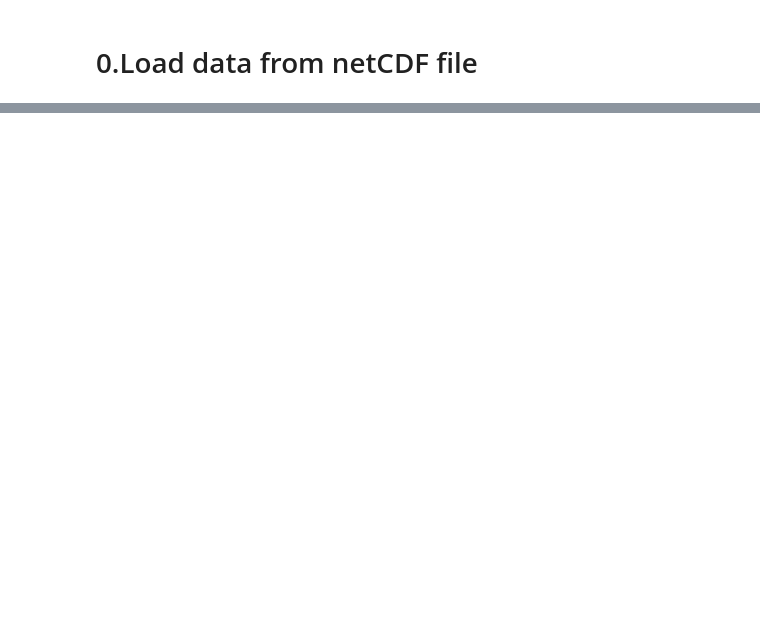
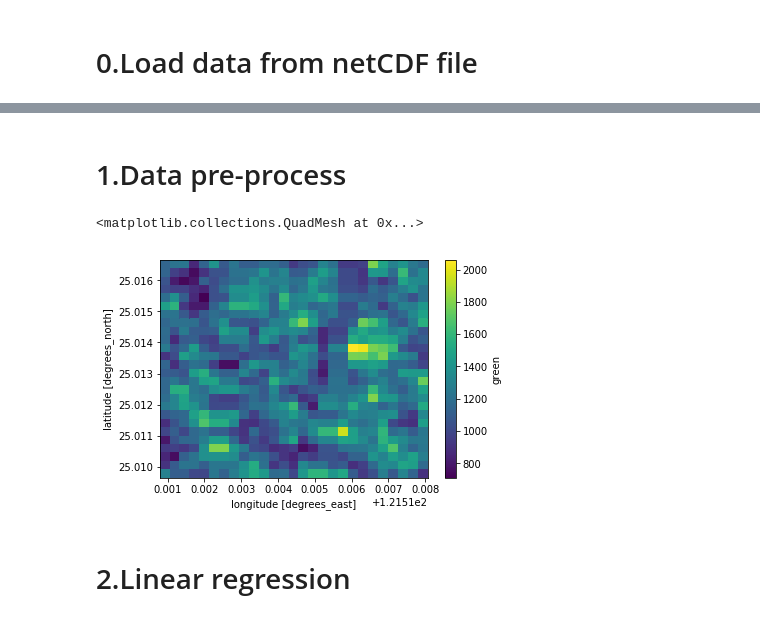
Before and after one commit to h920032/TWDC_workshop, a Jupyter notebook: 04Sklearn_example.ipynb, the cells around one changed output, grey strips where cells are left out. Saved outputs shown, nothing was run; the diff lists cells and outputs as text; code cells hidden in the pictures; blank space fills up the shorter version.

```diff
--- a/04Sklearn_example.ipynb
+++ b/04Sklearn_example.ipynb
@@ -79,0 +12,2 @@ def write_geotiff(fname, data, geo_transform, projection):
+# %%
+city = xr.open_dataset(path + '/city.nc')
@@ -79,0 +66,2 @@ def write_geotiff(fname, data, geo_transform, projection):
+# %% [markdown]
+# 1.Data pre-process
@@ -79,0 +72,2 @@ def write_geotiff(fname, data, geo_transform, projection):
+# %%
+CF_city = cloud_free_landsat8(city)
@@ -79,0 +76,7 @@ def write_geotiff(fname, data, geo_transform, projection):
+# %%
+CF_city.green.plot()
+# %% [output]
+<matplotlib.collections.QuadMesh at 0x...>
+[figure, added]
+# %% [markdown]
+# 2.Linear regression
```
Also changed, not shown: parts of 32 cells of this notebook, 2 other files.
